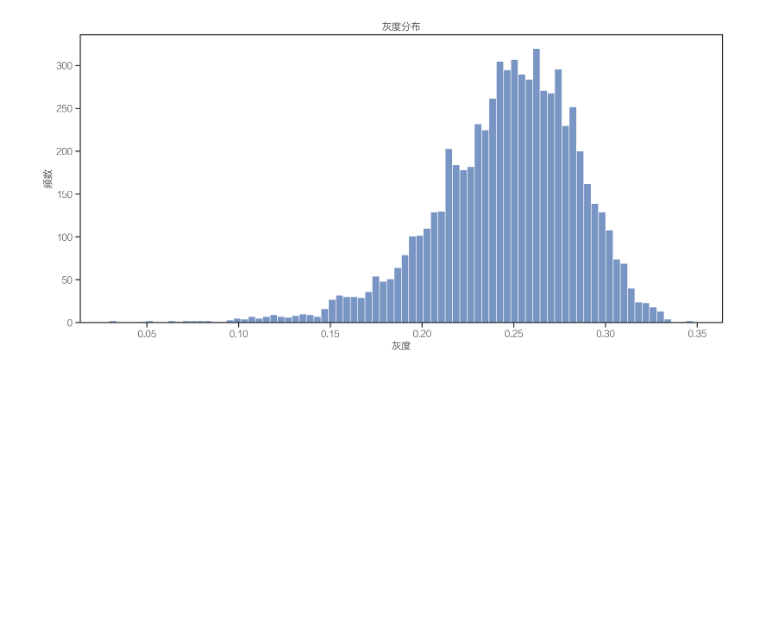
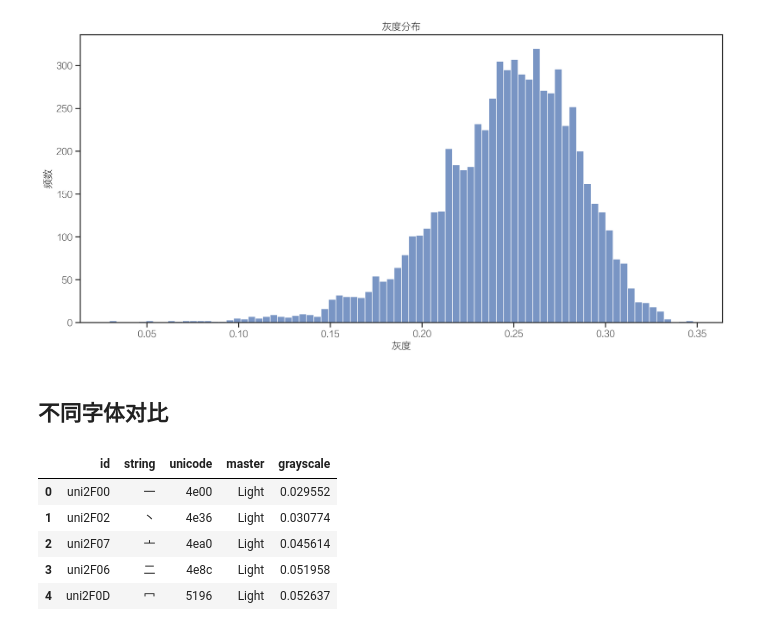
Before and after one commit to georgeyjm/fontbench, a Jupyter notebook: experiments/grayscale/Grayscale Analysis.ipynb, the cells around one changed output. Drawn from its saved outputs; the diff is of its cells as text; code cells hidden in the pictures; blank space fills up the shorter version.

```diff
--- a/experiments/grayscale/Grayscale Analysis.ipynb
+++ b/experiments/grayscale/Grayscale Analysis.ipynb
@@ -24,5 +27,5 @@ print(chinese_fonts)
 # %%
-jsonl_file = 'experiments/grayscale/data/书宋.jsonl'
+jsonl_file = 'data/书宋.jsonl'
 
 data = []
 with open(jsonl_file, 'r') as f:
@@ -103,3 +106,45 @@ ax.set_title('灰度分布', fontproperties={'weight': 'bold'})
 fig.tight_layout();
 # %% [output]
 [figure]
+# %% [markdown]
+## 不同字体对比
+# %%
+def load_jsonl_to_df(jsonl_file: str, filter_chinese: bool = True, sort: bool = True) -> pd.DataFrame:
+    '''
+    Process a JSONL file and return a DataFrame of grayscale values.
+
+    Args:
+        jsonl_file (str): The path to the JSONL file.
+        filter_chinese (bool): Whether to filter out non-Chinese characters.
+    '''
+    hanzi_re = re.compile(u'[⺀-⺙⺛-⻳⼀-⿕々〇〡-〩〸-〺〻㐀-䶵一-鿃豈-鶴侮-頻並-龎]', re.UNICODE)
+
+    data = []
+    with open(jsonl_file, 'r') as f:
+        for line in f:
+            line_data = json.loads(line)
+            char = line_data['string']
+            if not char:
+                continue
+            if filter_chinese and not hanzi_re.match(char):
+                continue
+            grayscales = line_data.pop('grayscale')
+            for k, v in grayscales.items():
+                data.append({**line_data, 'master': k, 'grayscale': v})
+
+    df = pd.DataFrame(data)
+    if sort:
+        df = df.sort_values('grayscale').reset_index(drop=True)
+    return df
+
+
+jsonl_file = 'data/书宋.jsonl'
+df = load_jsonl_to_df(jsonl_file)
+df.head()
+# %% [output]
+|  | id | string | unicode | master | grayscale |
+| 0 | uni2F00 | 一 | 4e00 | Light | 0.029552 |
+| 1 | uni2F02 | 丶 | 4e36 | Light | 0.030774 |
+| 2 | uni2F07 | 亠 | 4ea0 | Light | 0.045614 |
+| 3 | uni2F06 | 二 | 4e8c | Light | 0.051958 |
+| 4 | uni2F0D | 冖 | 5196 | Light | 0.052637 |
```
Also changed, not shown: parts of 3 cells of this notebook.
